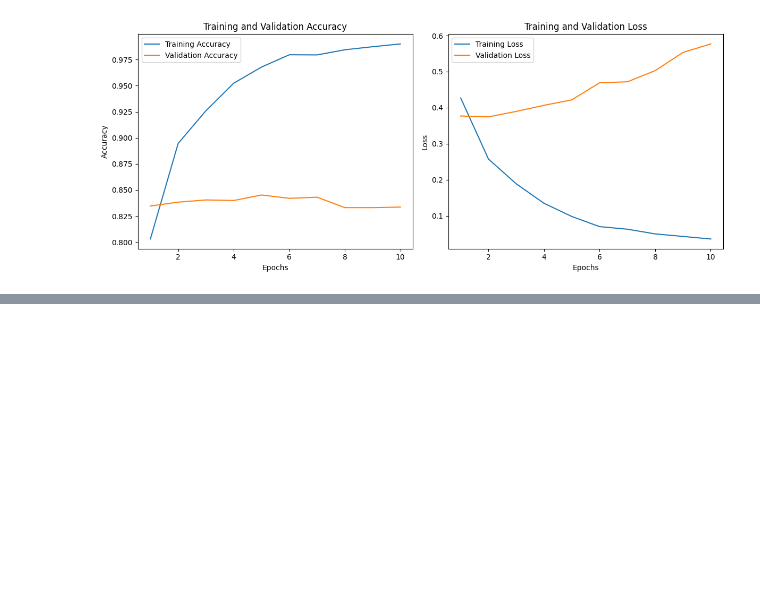
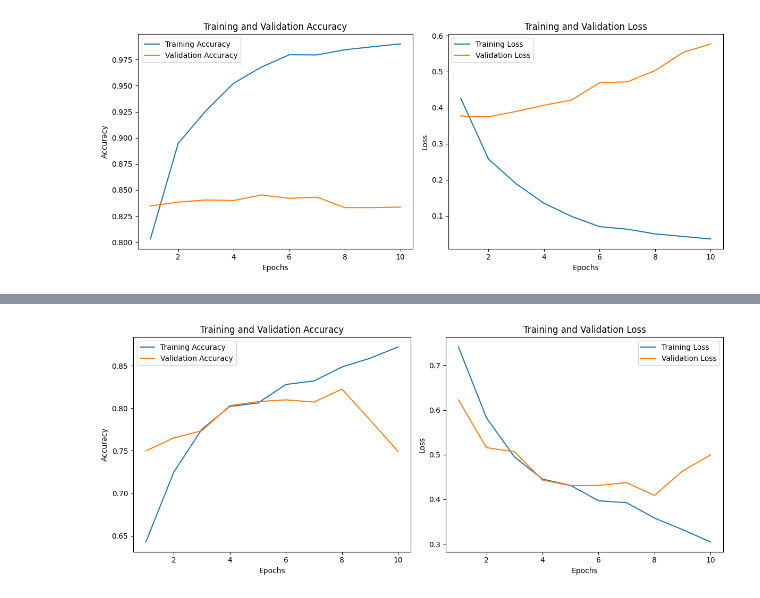
Before and after one commit to mortgad/DLVR, a Jupyter notebook: Test_2_agegroups.ipynb, the cells around one changed output, grey strips where cells are left out. Drawn from its saved outputs; the diff is of its cells as text; code cells hidden in the pictures; blank space fills up the shorter version.

```diff
--- a/Test_2_agegroups.ipynb
+++ b/Test_2_agegroups.ipynb
@@ -1471,0 +1582,3 @@ Best Validation Loss: 0.3744
+# %%
+evaluate_and_plot(resnet_history)
+# %% [output]
@@ -1471,0 +1589 @@ Best Validation Loss: 0.3744
+[figure, added]
```
Also changed, not shown: parts of 3 cells of this notebook.
